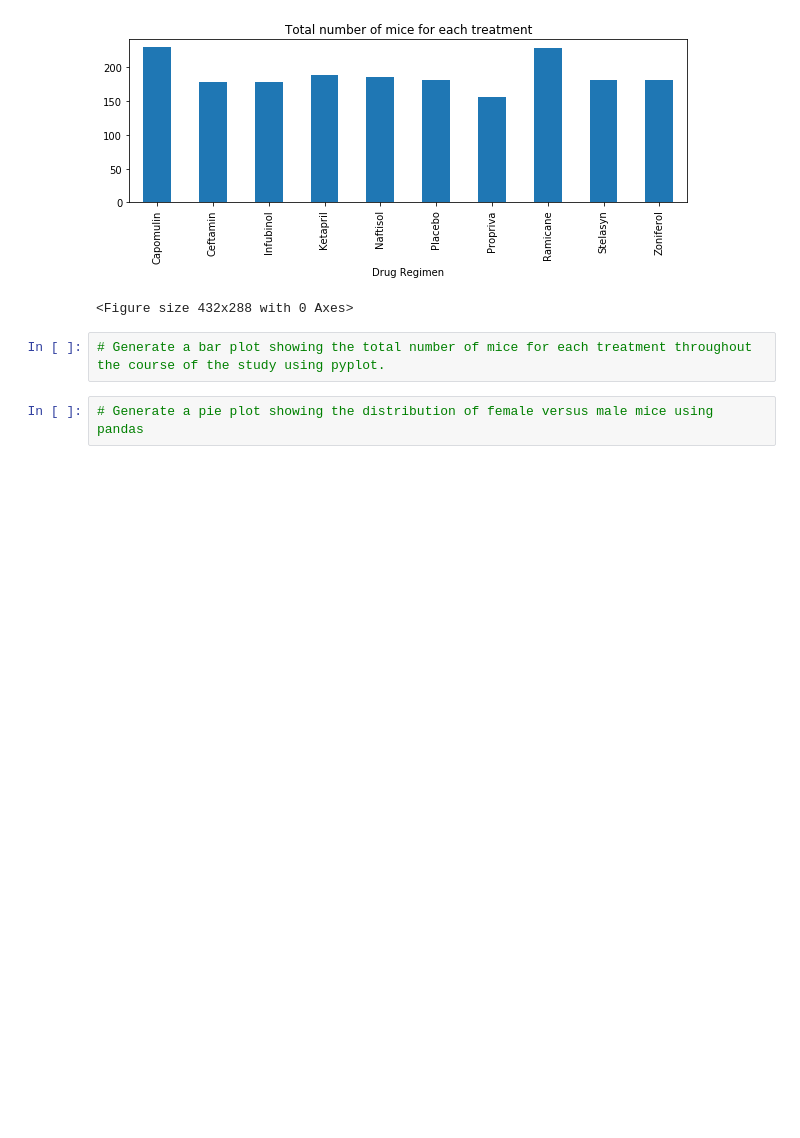
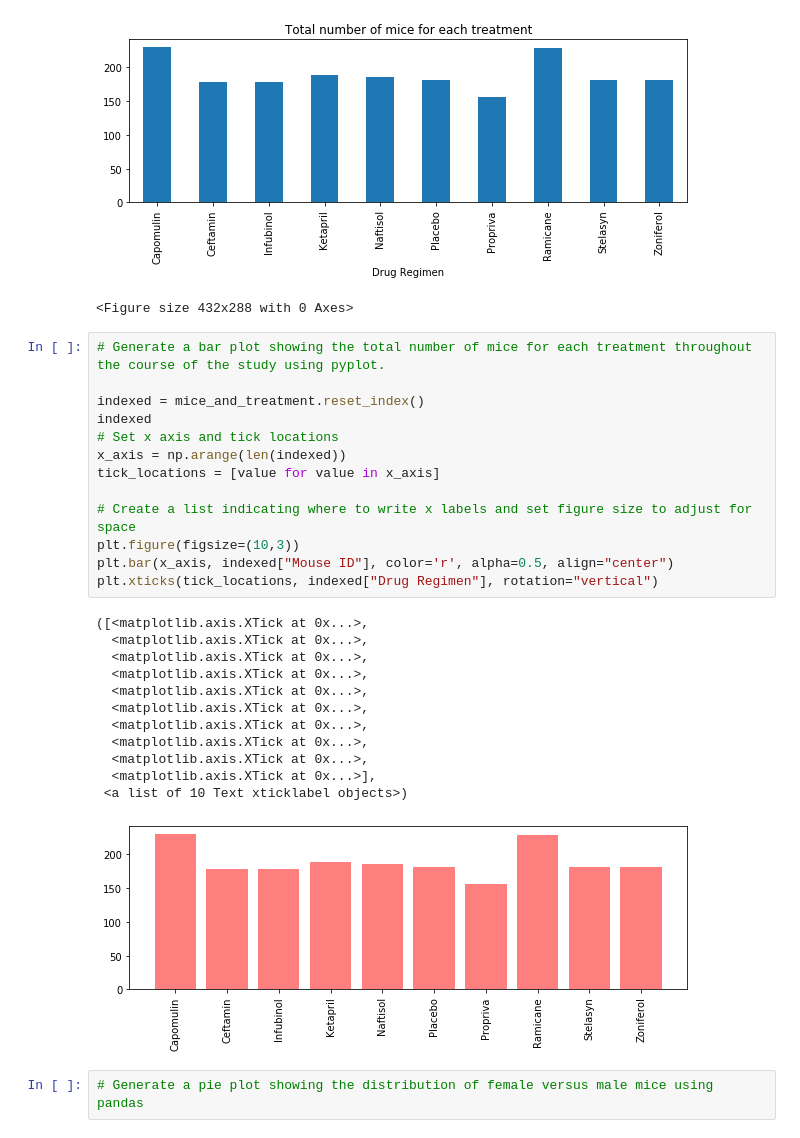
Before and after one commit to SakiSugio/Matplotlib, a Jupyter notebook: pymaceuticals.ipynb, the cells around one changed output. Saved outputs shown, nothing was run; the diff lists cells and outputs as text; blank space fills up the shorter version.

```diff
--- a/pymaceuticals.ipynb
+++ b/pymaceuticals.ipynb
@@ -132,8 +129,32 @@ plt.tight_layout()
 # %% [output]
 [figure]
 <Figure size 432x288 with 0 Axes>
-# %%
-# Generate a bar plot showing the total number of mice for each treatment throughout the course of the study using pyplot.
+# %%
+# Generate a bar plot showing the total number of mice for each treatment throughout the course of the study using pyplot.
+
+indexed = mice_and_treatment.reset_index()
+indexed
+# Set x axis and tick locations
+x_axis = np.arange(len(indexed))
+tick_locations = [value for value in x_axis]
+
+# Create a list indicating where to write x labels and set figure size to adjust for space
+plt.figure(figsize=(10,3))
+plt.bar(x_axis, indexed["Mouse ID"], color='r', alpha=0.5, align="center")
+plt.xticks(tick_locations, indexed["Drug Regimen"], rotation="vertical")
+# %% [output]
+([<matplotlib.axis.XTick at 0x...>,
+  <matplotlib.axis.XTick at 0x...>,
+  <matplotlib.axis.XTick at 0x...>,
+  <matplotlib.axis.XTick at 0x...>,
+  <matplotlib.axis.XTick at 0x...>,
+  <matplotlib.axis.XTick at 0x...>,
+  <matplotlib.axis.XTick at 0x...>,
+  <matplotlib.axis.XTick at 0x...>,
+  <matplotlib.axis.XTick at 0x...>,
+  <matplotlib.axis.XTick at 0x...>],
+ <a list of 10 Text xticklabel objects>)
+[figure, added]
 # %%
 # Generate a pie plot showing the distribution of female versus male mice using pandas
 # %%
```
Also changed, not shown: parts of 1 cell of this notebook.
